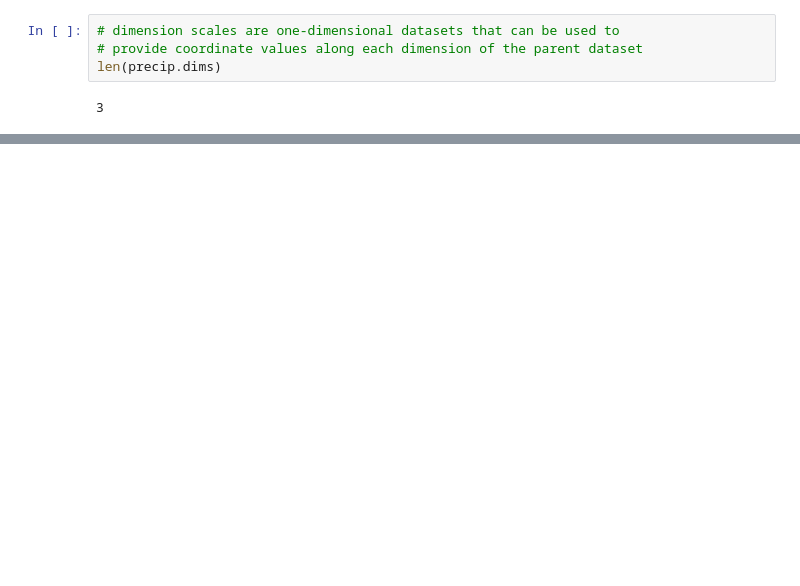
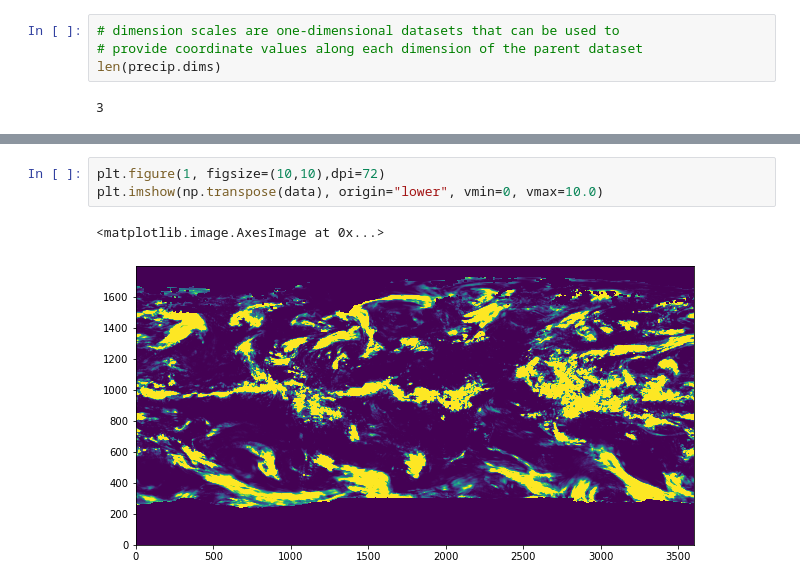
Before and after one commit to HDFGroup/hdflab_examples, a Jupyter notebook: IMERG/imerg_h5py.ipynb, the cells around one changed output, grey strips where cells are left out. Saved outputs shown, nothing was run; the diff lists cells and outputs as text; blank space fills up the shorter version.

```diff
--- a/IMERG/imerg_h5py.ipynb
+++ b/IMERG/imerg_h5py.ipynb
@@ -169,0 +248,6 @@ for i in range(len(precip.dims)):
+# %%
+plt.figure(1, figsize=(10,10),dpi=72)
+plt.imshow(np.transpose(data), origin="lower", vmin=0, vmax=10.0)
+# %% [output]
+<matplotlib.image.AxesImage at 0x...>
+[figure, added]
```
Also changed, not shown: parts of 25 cells of this notebook.
